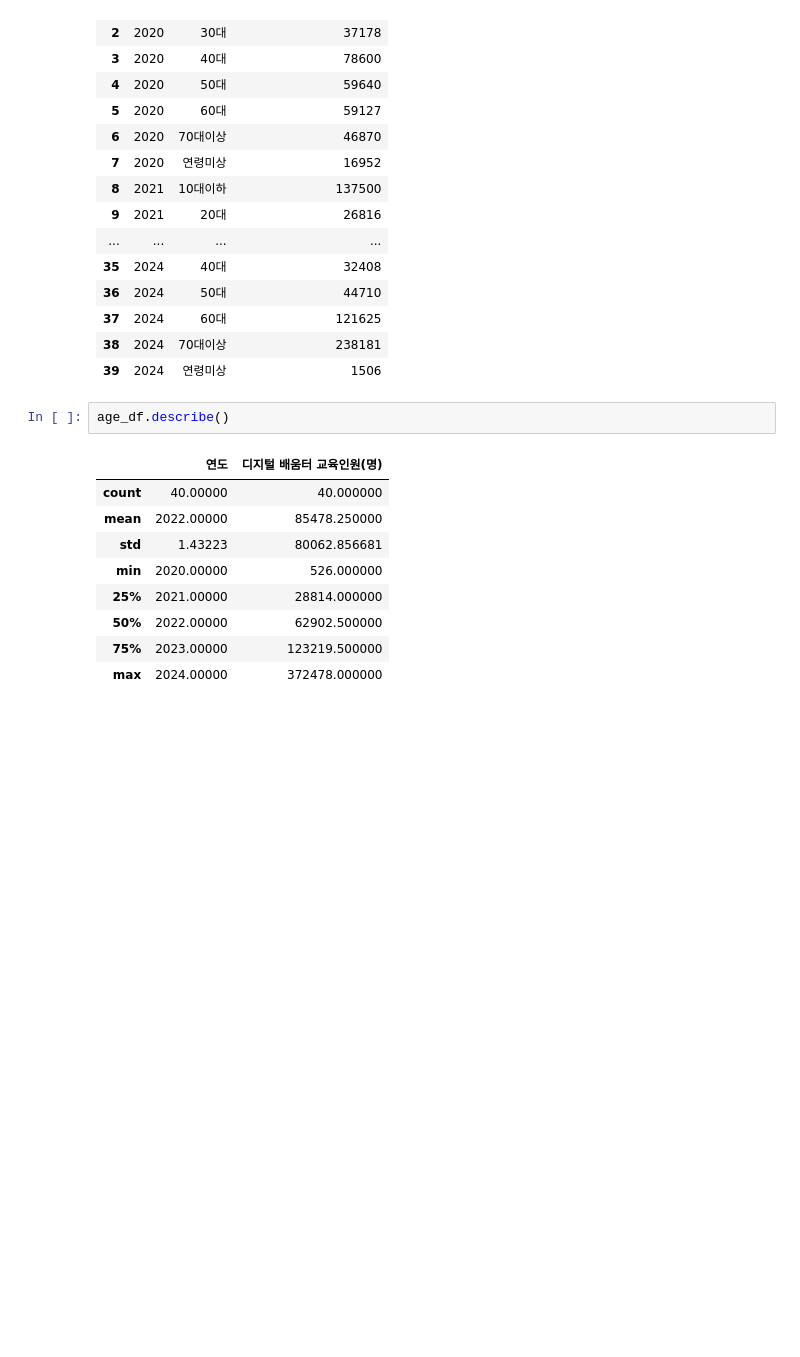
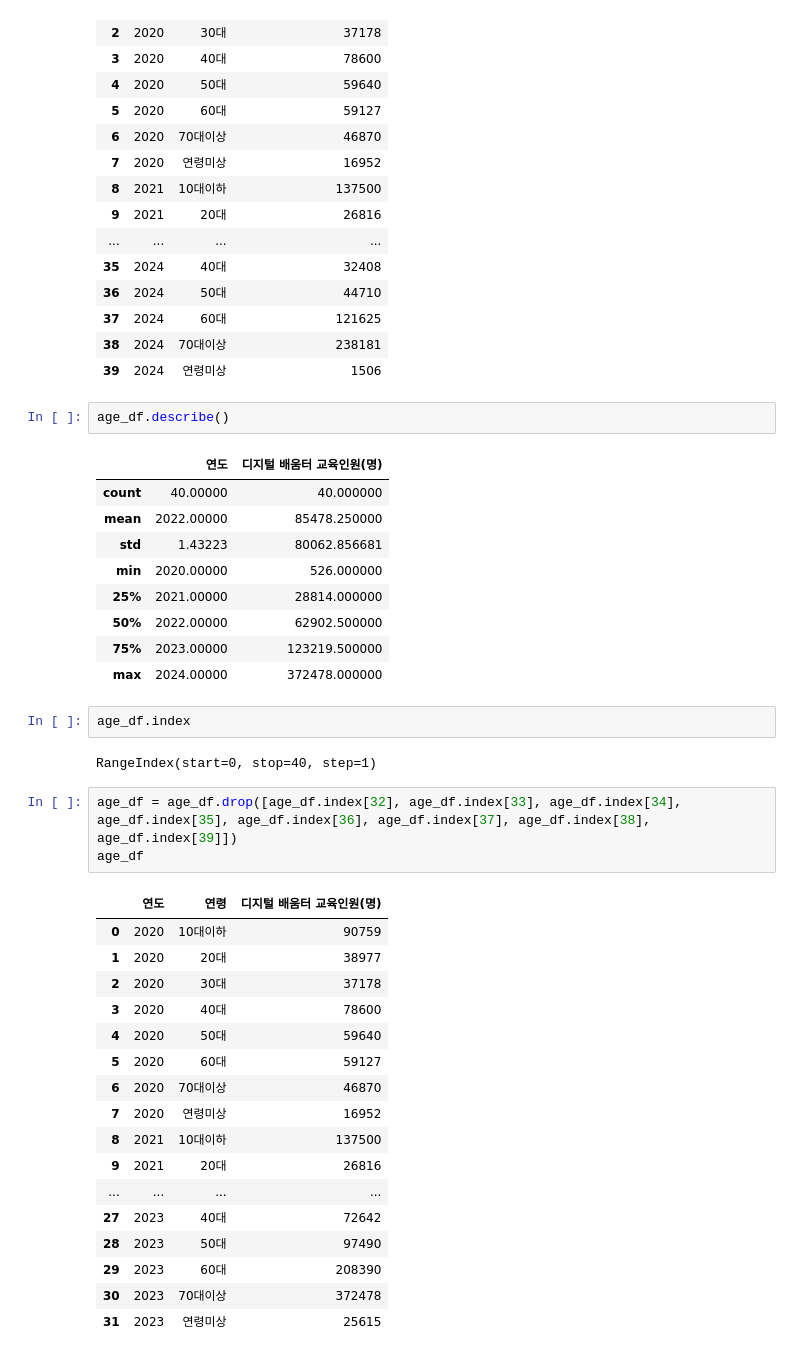
Before and after one commit to DataCrawling-SKU/digital-learning-hub, a Jupyter notebook: digital_center_analysis/age_user.ipynb, the cells around one changed output. Cells and saved outputs as stored; diff of their text form; blank space fills up the shorter version.

```diff
--- a/digital_center_analysis/age_user.ipynb
+++ b/digital_center_analysis/age_user.ipynb
@@ -34,6 +34,31 @@ age_df.describe()
 | 50% | 2022.00000 | 62902.500000 |
 | 75% | 2023.00000 | 123219.500000 |
 | max | 2024.00000 | 372478.000000 |
+# %%
+age_df.index
+# %% [output]
+RangeIndex(start=0, stop=40, step=1)
+# %%
+age_df = age_df.drop([age_df.index[32], age_df.index[33], age_df.index[34], age_df.index[35], age_df.index[36], age_df.index[37], age_df.index[38], age_df.index[39]])
+age_df
+# %% [output]
+|  | 연도 | 연령 | 디지털 배움터 교육인원(명) |
+| 0 | 2020 | 10대이하 | 90759 |
+| 1 | 2020 | 20대 | 38977 |
+| 2 | 2020 | 30대 | 37178 |
+| 3 | 2020 | 40대 | 78600 |
+| 4 | 2020 | 50대 | 59640 |
+| 5 | 2020 | 60대 | 59127 |
+| 6 | 2020 | 70대이상 | 46870 |
+| 7 | 2020 | 연령미상 | 16952 |
+| 8 | 2021 | 10대이하 | 137500 |
+| 9 | 2021 | 20대 | 26816 |
+| ... | ... | ... | ... |
+| 27 | 2023 | 40대 | 72642 |
+| 28 | 2023 | 50대 | 97490 |
+| 29 | 2023 | 60대 | 208390 |
+| 30 | 2023 | 70대이상 | 372478 |
+| 31 | 2023 | 연령미상 | 25615 |
 # %%
 # 연도별 배움터 교육인원 합계 구하기
 year_df_sum = age_df.groupby('연도')['디지털 배움터 교육인원(명)'].sum().reset_index() # reset_index를 써서 데이터프레임으로 만듦
```
Also changed, not shown: parts of 4 cells of this notebook.
